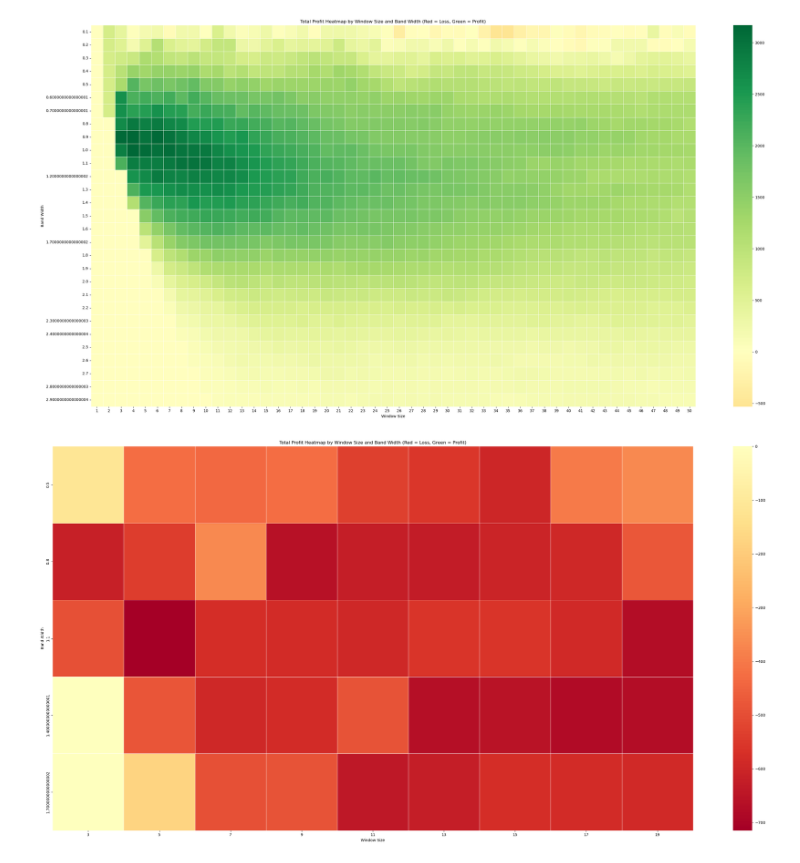
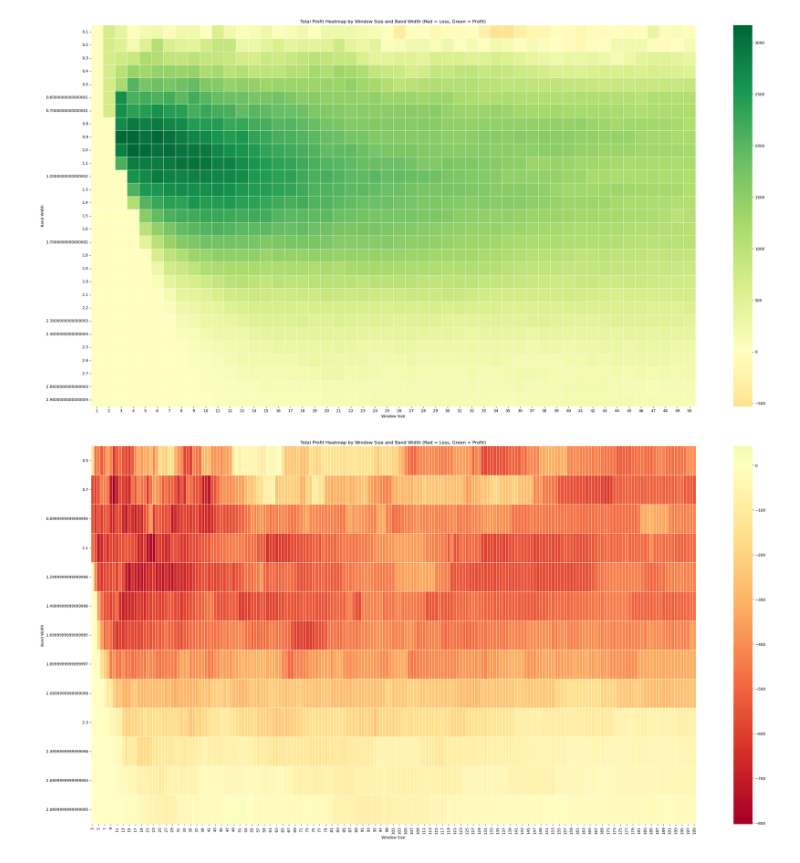
Before and after one commit to Alyssa2026/Prosperity-Lumon, a Jupyter notebook: round1/EDA.ipynb, the cells around one changed output. Drawn from its saved outputs; the diff is of its cells as text; code cells hidden in the pictures.

```diff
--- a/round1/EDA.ipynb
+++ b/round1/EDA.ipynb
@@ -356,22 +357,24 @@ results_df_bid_ask.to_csv("strategy_results_bid_ask.csv", index=False)
 # %%
 import seaborn as sns
 import matplotlib.pyplot as plt
 
 # Pivot table for heatmap (total profit as value)
+# load csv
+results_df_bid_ask = pd.read_csv("shitfills.csv")
 heatmap_data = results_df_bid_ask.pivot(index="band_width", columns="window", values="total_profit")
 
 plt.figure(figsize=(30, 15))
 sns.heatmap(
     heatmap_data,
     annot=False,  # Disable text annotations
     cmap="RdYlGn",
     linewidths=0.5,
     center=0
 )
 plt.title("Total Profit Heatmap by Window Size and Band Width (Red = Loss, Green = Profit)")
 plt.xlabel("Window Size")
 plt.ylabel("Band Width")
 plt.tight_layout()
 plt.show()
 # %% [output]
-[figure, old version]
+[figure, new version]
```
Also changed, not shown: parts of 8 cells of this notebook, 5 other files.
